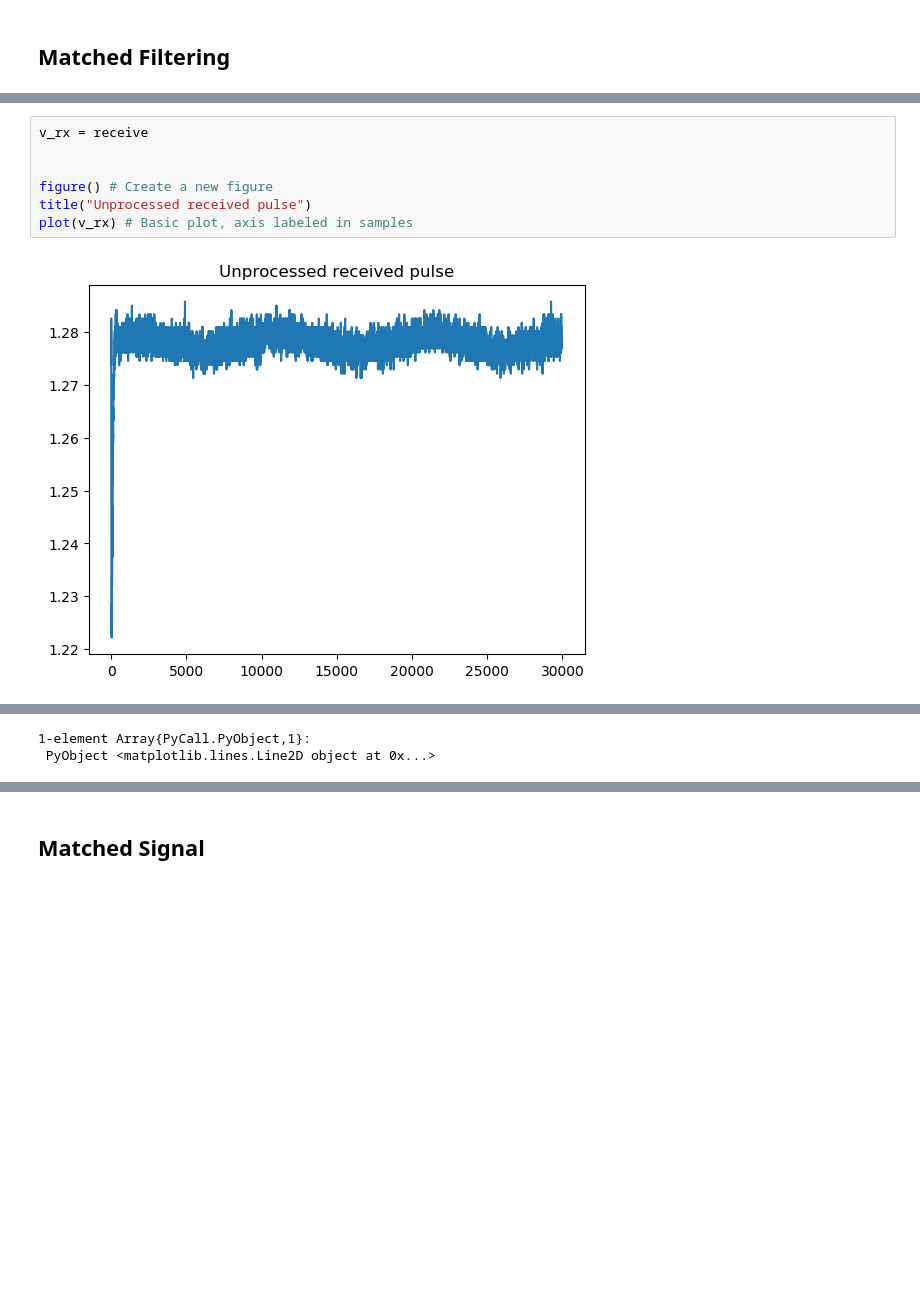
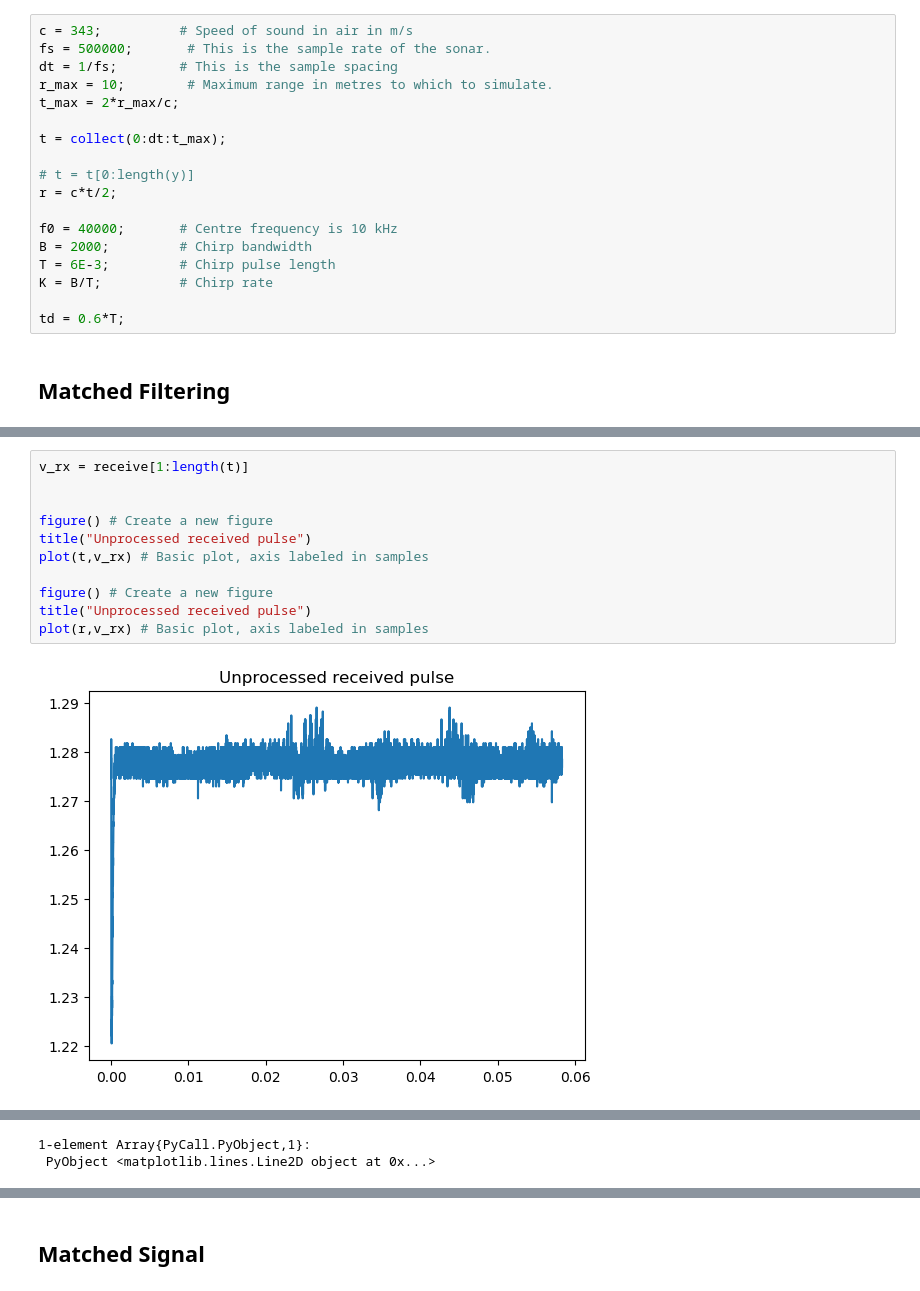
Before and after one commit to Niceta-Nduku/Sonar-Design-Project, a Jupyter notebook: Receive Processing.ipynb, the cells around one changed output, grey strips where cells are left out. Drawn from its saved outputs; the diff is of its cells as text; blank space fills up the shorter version.

```diff
--- a/Receive Processing.ipynb
+++ b/Receive Processing.ipynb
@@ -161,2 +84,20 @@ plot(RECEIVE)
+# %%
+c = 343;          # Speed of sound in air in m/s
+fs = 500000;       # This is the sample rate of the sonar.
+dt = 1/fs;        # This is the sample spacing
+r_max = 10;        # Maximum range in metres to which to simulate.
+t_max = 2*r_max/c;
+
+t = collect(0:dt:t_max);
+
+# t = t[0:length(y)]
+r = c*t/2;
+
+f0 = 40000;       # Centre frequency is 10 kHz
+B = 2000;         # Chirp bandwidth
+T = 6E-3;         # Chirp pulse length
+K = B/T;          # Chirp rate
+
+td = 0.6*T;
 # %% [markdown]
 ## Matched Filtering
@@ -188,9 +187,13 @@ plot( abs.(V_TX) )
 # %%
-v_rx = receive
+v_rx = receive[1:length(t)]
 
 
 figure() # Create a new figure
 title("Unprocessed received pulse")
-plot(v_rx) # Basic plot, axis labeled in samples
+plot(t,v_rx) # Basic plot, axis labeled in samples
+
+figure() # Create a new figure
+title("Unprocessed received pulse")
+plot(r,v_rx) # Basic plot, axis labeled in samples
 # %% [output]
-[figure, old version]
+[figure, new version]
```
Also changed, not shown: parts of 18 cells of this notebook.
